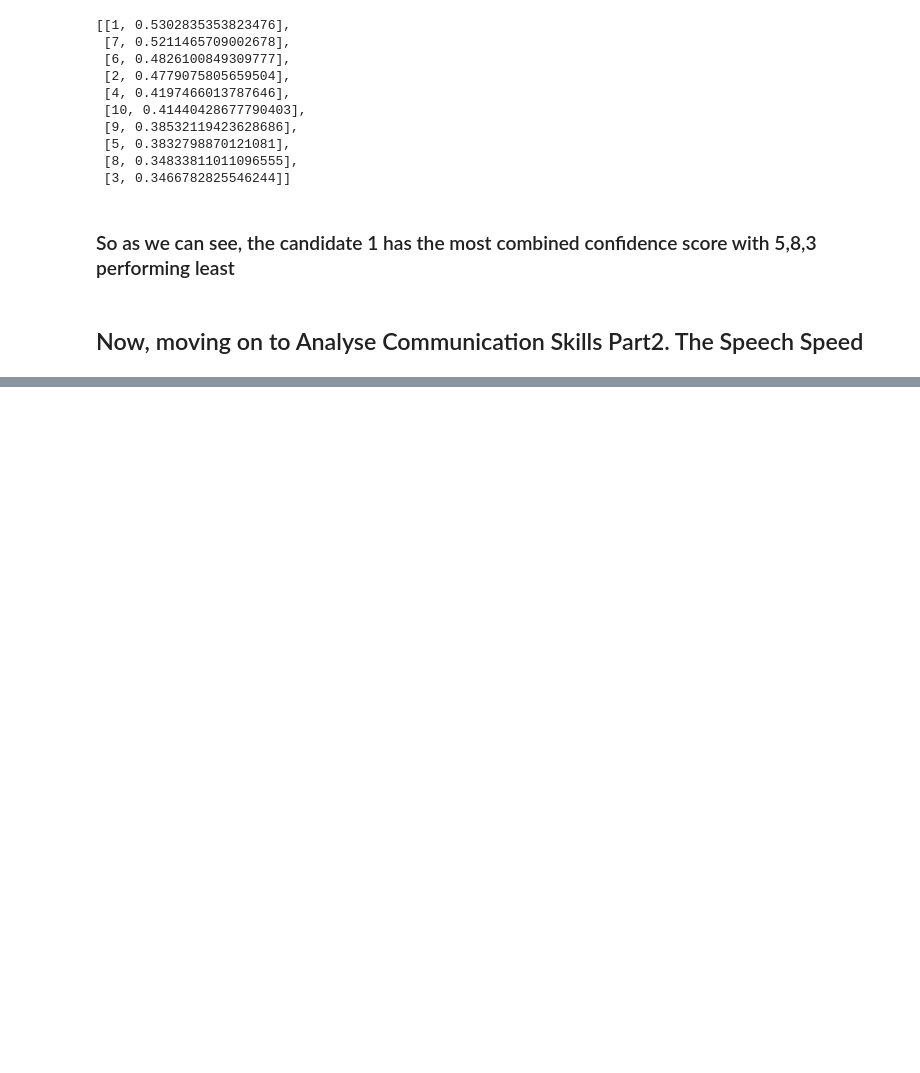
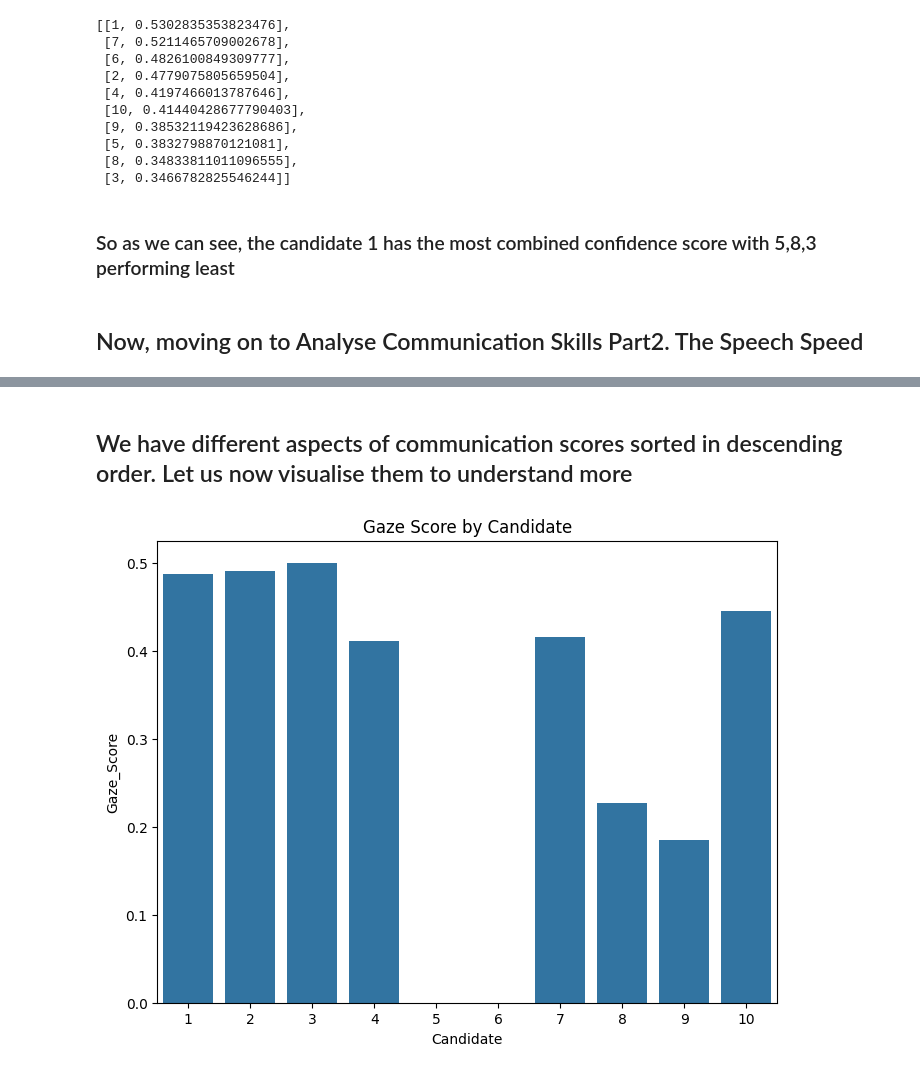
Before and after one commit to AGAMPANDEYY/Interview-NLP-Analytics, a Jupyter notebook: eda.ipynb, the cells around one changed output, grey strips where cells are left out. Drawn from its saved outputs; the diff is of its cells as text; code cells hidden in the pictures; blank space fills up the shorter version.

Commit message:
added part 2 communication scores

```diff
--- a/eda.ipynb
+++ b/eda.ipynb
@@ -292,0 +295,21 @@ sorted_comb_conf
+# %%
+candidates=10
+candidates_speed_scores={}
+
+for idx in range(1,candidates+1):
+    speech_speed=transcript_df[idx]['speech_speed']
+    #get_lineplot(transcript_df[idx],'id','confident','Confidence_Score')
+    avg_speech_speed=speech_speed.mean()
+    print(f"Speech Speed average for candidate {idx} is: ", avg_speech_speed)
+    #the confidence variablity should be less
+    std_speech_speed=speech_speed.std()
+    print(f"Speech Speed Std Dev for candidate {idx} is: ", std_speech_speed)
+
+    w1=0.8
+    w2=0.2
+
+    combined_speech_score=w1*avg_speech_speed-w2*std_speech_speed #confidence variability is bad thing so subtracting this
+    print(f"Combined Speech Score for candidate {idx} is: ", combined_speech_score)
+    print("------------------------------------------------------------------------------")
+
+    candidates_speed_scores[idx]=[float(avg_speech_speed),float(std_speech_speed),float(combined_speech_score) ]
@@ -292,0 +349,9 @@ sorted_comb_conf
+# %%
+comb_speech_list=[]
+for i in candidates_speed_scores:
+    comb_speech=candidates_speed_scores[i][2]
+    comb_speech_list.append([i,comb_speech])
+
+#sorting list reverse order
+sorted_comb_speech=sorted(comb_speech_list,key=lambda x :x[1],reverse=True)
+sorted_comb_speech
@@ -292,0 +524,4 @@ sorted_comb_conf
+# %%
+candidates_gaze_score
+gaze_score_df=pd.DataFrame(data=candidates_gaze_score,columns=['Candidate','Gaze_Score'])
+gaze_score_df
@@ -292,0 +540,13 @@ sorted_comb_conf
+# %% [markdown]
+## We have different aspects of communication scores sorted in descending order. Let us now visualise them to understand more
+# %%
+import seaborn as sns
+import matplotlib.pyplot as plt
+
+# Bar plot
+plt.figure(figsize=(8, 6))
+sns.barplot(x='Candidate', y='Gaze_Score', data=gaze_score_df)
+plt.title('Gaze Score by Candidate')
+plt.show()
+# %% [output]
+[figure, added]
```
Also changed, not shown: parts of 21 cells of this notebook, 1 other file.
